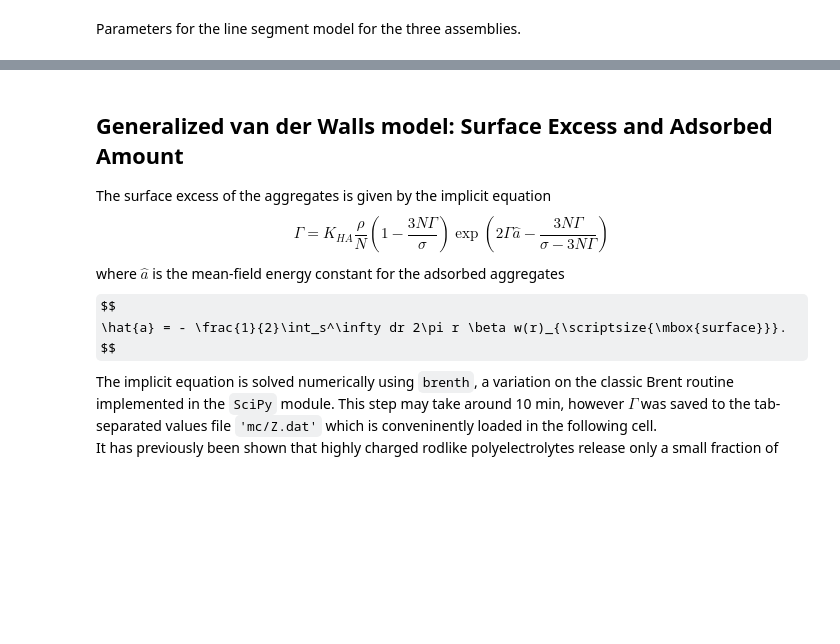
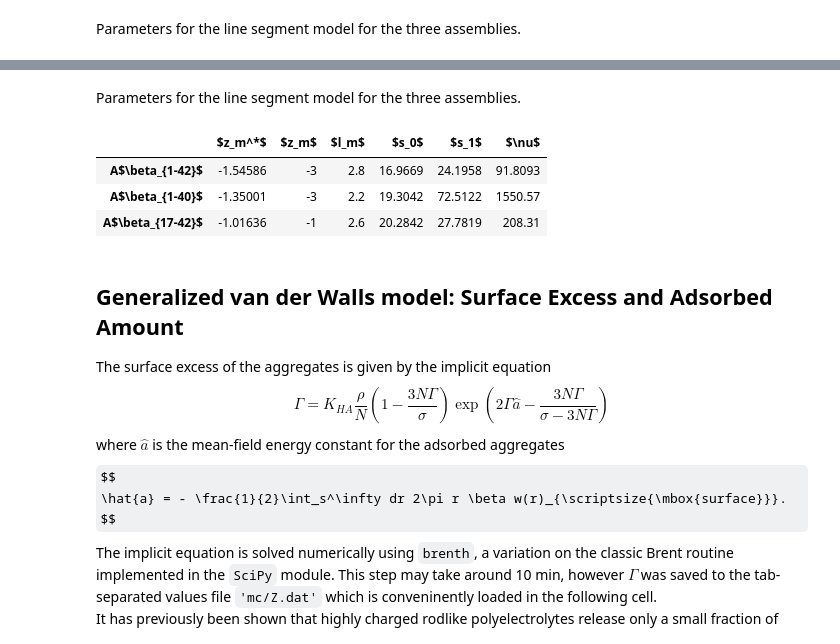
Before and after one commit to mlund/SI-surfacefibrils, a Jupyter notebook: notebook.ipynb, the cells around one changed output, grey strips where cells are left out. Saved outputs shown, nothing was run; the diff lists cells and outputs as text; code cells hidden in the pictures; some formulas as TeX source; blank space fills up the shorter version.

```diff
--- a/notebook.ipynb
+++ b/notebook.ipynb
@@ -719,9 +719,9 @@ for name in ['2M4J']:
             aggsize = np.append(aggsize,N)
             henrys = np.append(henrys,k)
 # global fit
-x0 = [19.7,47.8,1e3]
+x0 = [19.7,72,1.55e3]
 args = (aggsize, henrys, salt)
-result = optimize.fmin_slsqp(leastsq_function,x0,args=args,bounds=[(18,22),(40,1e2),(1e2,3e3)])
+result = optimize.fmin_slsqp(leastsq_function,x0,args=args,bounds=[(10,20),(70,75),(1.5e3,1.56e3)])
 print(result)
 table[r'A$\beta_{1-40}$'] = np.append([zm,lm],result)
 
@@ -866,3 +1055,12 @@ table.T
+# %% [markdown]
+Parameters for the line segment model for the three assemblies.
+# %%
+table.reindex(index=[r'$z_m^*$','$z_m$','$l_m$','$s_0$','$s_1$',r'$\nu$']).T.style
+# %% [output]
+|  | $z_m^*$ | $z_m$ | $l_m$ | $s_0$ | $s_1$ | $\nu$ |
+| A$\beta_{1-42}$ | -1.54586 | -3 | 2.8 | 16.9669 | 24.1958 | 91.8093 |
+| A$\beta_{1-40}$ | -1.35001 | -3 | 2.2 | 19.3042 | 72.5122 | 1550.57 |
+| A$\beta_{17-42}$ | -1.01636 | -1 | 2.6 | 20.2842 | 27.7819 | 208.31 |
 # %% [markdown]
 ## Generalized van der Walls model: Surface Excess and Adsorbed Amount
 The surface excess of the aggregates is given by the implicit equation
```
Also changed, not shown: parts of 21 cells of this notebook, 2 other files.
